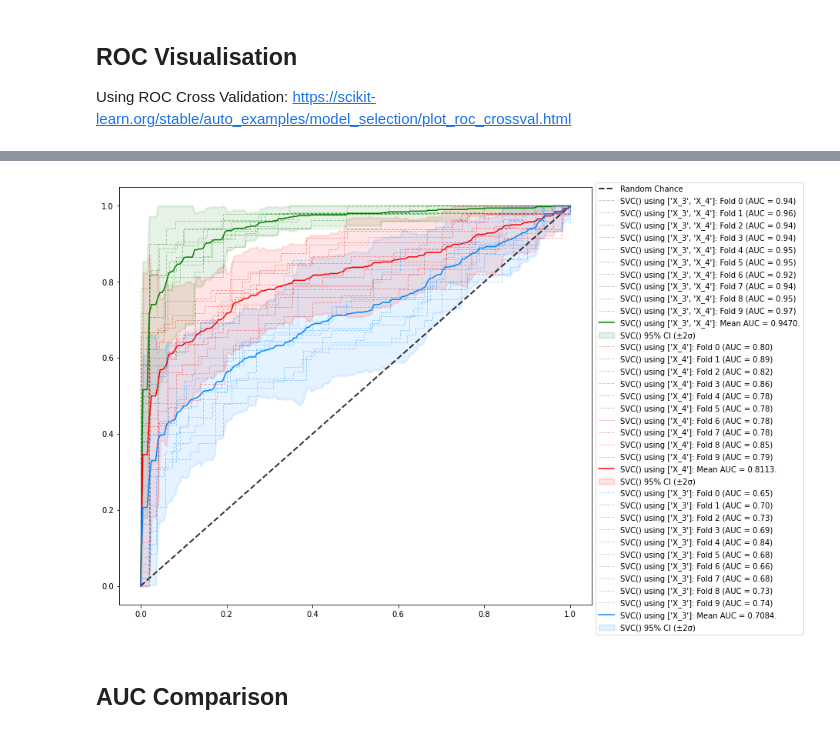
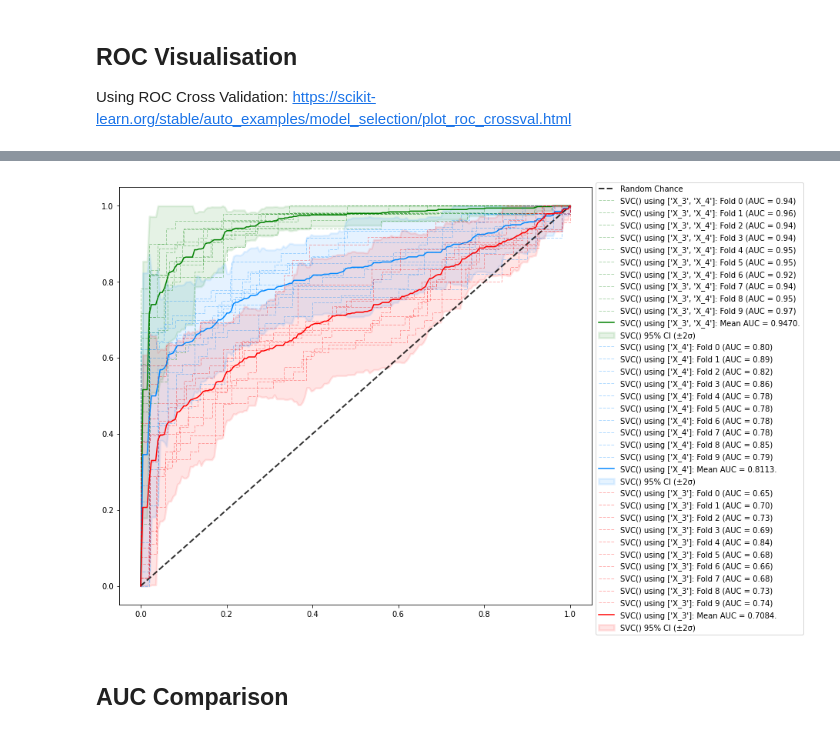
Before and after one commit to alexjmanlove/classifier-feature-importance, a Jupyter notebook: Team7.ipynb, the cells around one changed output, grey strips where cells are left out. Cells and saved outputs as stored; diff of their text form; code cells hidden in the pictures.

```diff
--- a/Team7.ipynb
+++ b/Team7.ipynb
@@ -196,7 +196,7 @@ for idx,model_type in enumerate(model_types):
 
     for i, (train, test) in enumerate(kcv.split(X, y)):
         median_models[str(model_type)].model.fit(X.loc[train,median_models[str(model_type)].cols], y[train])
-        viz = RocCurveDisplay.from_estimator(
+        roc_disp = RocCurveDisplay.from_estimator(
             median_models[str(model_type)].model,
             X.loc[test,median_models[str(model_type)].cols],
             y[test],
@@ -207,10 +207,10 @@ for idx,model_type in enumerate(model_types):
             ax=ax,
             color=colors[idx]
         )
-        interp_tpr = np.interp(mean_fpr, viz.fpr, viz.tpr)
+        interp_tpr = np.interp(mean_fpr, roc_disp.fpr, roc_disp.tpr)
         interp_tpr[0] = 0.0
         tprs.append(interp_tpr)
-        aucs.append(viz.roc_auc)
+        aucs.append(roc_disp.roc_auc)
 
 
     mean_tpr = np.mean(tprs, axis=0)
@@ -250,10 +250,10 @@ plt.show()
 # %%
 # ROC plots over KCV folds, for three handpicked models
 
-models_to_plot = [top_models[9], top_models[27], top_models[39]]
+models_to_plot = [top_models[10], top_models[27], top_models[39]]
 
 fig, ax = plt.subplots()
-colors = ['g','r','#0088FF']
+colors = ['g','#0088FF','r']
 
 ax.plot([0, 1], [0, 1], linestyle="--", lw=2, color="black", label="Random Chance", alpha=0.8)
 
@@ -264,7 +264,7 @@ for idx,model in enumerate(models_to_plot):
 
     for i, (train, test) in enumerate(kcv.split(X, y)):
         model.model.fit(X.loc[train,model.cols], y[train])
-        viz = RocCurveDisplay.from_estimator(
+        roc_disp = RocCurveDisplay.from_estimator(
             model.model,
             X.loc[test,model.cols],
             y[test],
@@ -275,10 +275,10 @@ for idx,model in enumerate(models_to_plot):
             ax=ax,
             color=colors[idx]
         )
-        interp_tpr = np.interp(mean_fpr, viz.fpr, viz.tpr)
+        interp_tpr = np.interp(mean_fpr, roc_disp.fpr, roc_disp.tpr)
         interp_tpr[0] = 0.0
         tprs.append(interp_tpr)
-        aucs.append(viz.roc_auc)
+        aucs.append(roc_disp.roc_auc)
 
 
     mean_tpr = np.mean(tprs, axis=0)
@@ -287,34 +287,34 @@ for idx,model in enumerate(models_to_plot):
     std_auc = np.std(aucs)
     ax.plot(
         mean_fpr,
         mean_tpr,
         color=colors[idx],
         label=f"{model.model} using {model.cols}: Mean AUC = {mean_auc:.4f}.",
         lw=1.5,
         alpha=1,
     )
 
     std_tpr = np.std(tprs, axis=0)
     tprs_ub = np.minimum(mean_tpr + 2*std_tpr, 1)
     tprs_lb = np.maximum(mean_tpr - 2*std_tpr, 0)
     ax.fill_between(
         mean_fpr,
         tprs_lb,
         tprs_ub,
         color=colors[idx],
         alpha=0.1,
         lw = 2.5,
         label=f"{model.model} 95% CI (±2σ)",
     )
 
 plt.xlabel(None)
 plt.ylabel(None)
 
 ax.legend(bbox_to_anchor=(1,1.02))
 fig.set_size_inches(11,10)
 plt.show()
 # %% [output]
-[figure, old version]
+[figure, new version]
 # %% [markdown]
 ## AUC Comparison
 # %%
```
Also changed, not shown: parts of 8 cells of this notebook.
